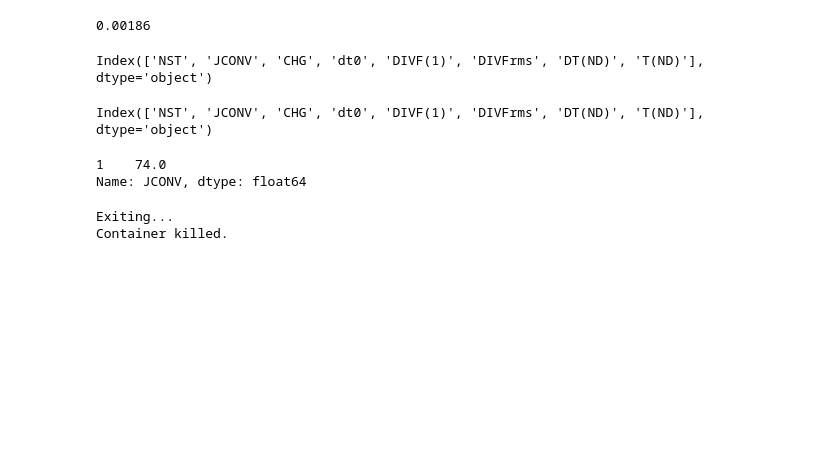
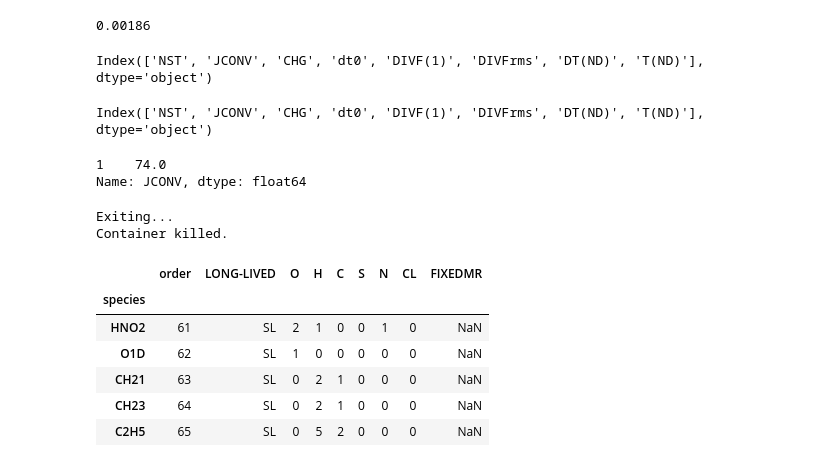
Before and after one commit to gbaydin/pyatmos, a Jupyter notebook: notebooks/Test.ipynb, the cells around one changed output. Saved outputs shown, nothing was run; the diff lists cells and outputs as text; code cells hidden in the pictures; blank space fills up the shorter version.

```diff
--- a/notebooks/Test.ipynb
+++ b/notebooks/Test.ipynb
@@ -84,0 +208,11 @@ Container killed.
+# %%
+
+other_df.head()
+# %% [output]
+|  | order | LONG-LIVED | O | H | C | S | N | CL | FIXEDMR |
+| species |  |  |  |  |  |  |  |  |  |
+| HNO2 | 61 | SL | 2 | 1 | 0 | 0 | 1 | 0 | NaN |
+| O1D | 62 | SL | 1 | 0 | 0 | 0 | 0 | 0 | NaN |
+| CH21 | 63 | SL | 0 | 2 | 1 | 0 | 0 | 0 | NaN |
+| CH23 | 64 | SL | 0 | 2 | 1 | 0 | 0 | 0 | NaN |
+| C2H5 | 65 | SL | 0 | 5 | 2 | 0 | 0 | 0 | NaN |
```
Also changed, not shown: parts of 13 cells of this notebook, 3 other files.
